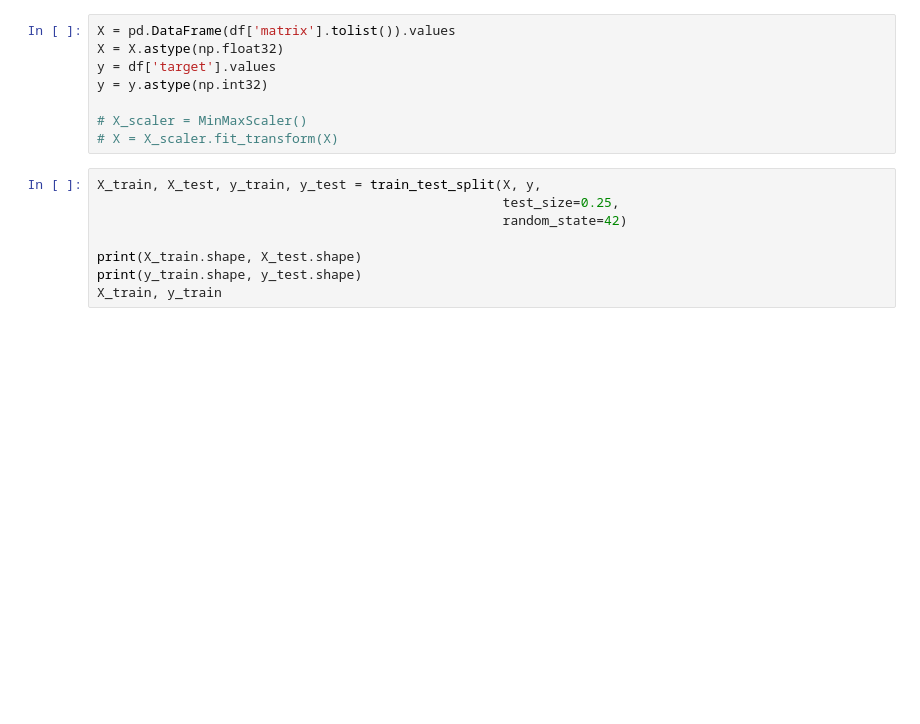
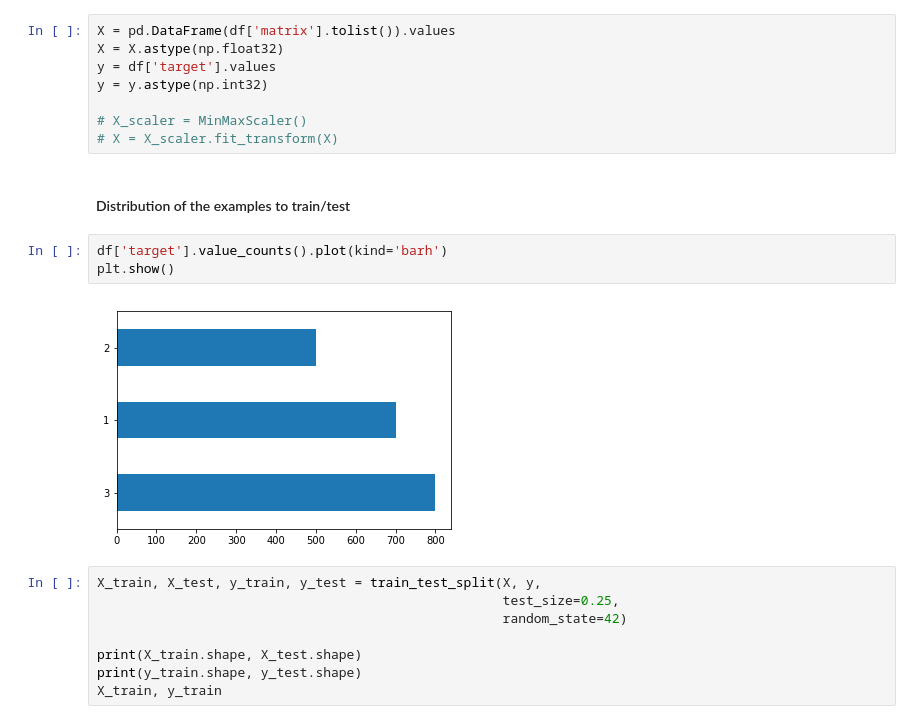
Before and after one commit to celiacintas/agua_tierra_class, a Jupyter notebook: ponds/ML_ponds.ipynb, the cells around one changed output. Drawn from its saved outputs; the diff is of its cells as text; blank space fills up the shorter version.

Commit message:
show number of train/test sample

```diff
--- a/ponds/ML_ponds.ipynb
+++ b/ponds/ML_ponds.ipynb
@@ -18,6 +19,13 @@ y = y.astype(np.int32)
 
 # X_scaler = MinMaxScaler()
 # X = X_scaler.fit_transform(X)
+# %% [markdown]
+#### Distribution of the examples to train/test
+# %%
+df['target'].value_counts().plot(kind='barh')
+plt.show()
+# %% [output]
+[figure, added]
 # %%
 X_train, X_test, y_train, y_test = train_test_split(X, y,
                                                     test_size=0.25,
```
Also changed, not shown: parts of 1 cell of this notebook.
